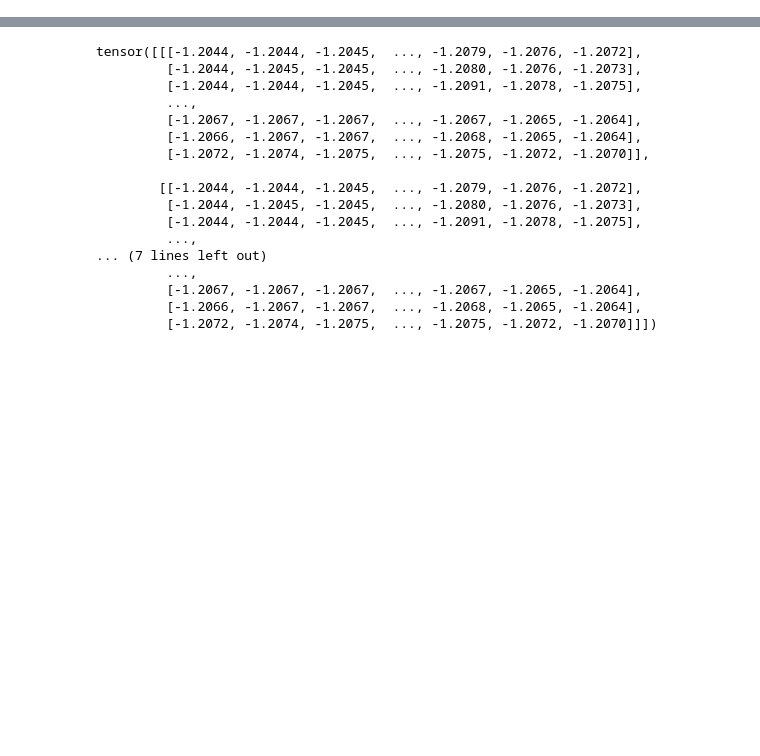
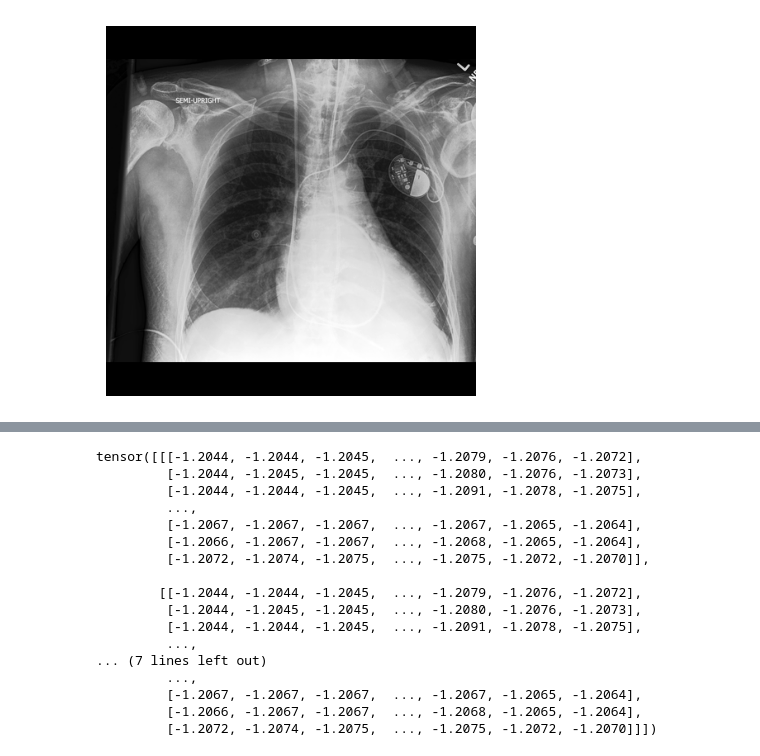
Before and after one commit to peterhan91/CheXzero, a Jupyter notebook: notebooks/img_hdf5.ipynb, the cells around one changed output, grey strips where cells are left out. Drawn from its saved outputs; the diff is of its cells as text; code cells hidden in the pictures; blank space fills up the shorter version.

```diff
--- a/notebooks/img_hdf5.ipynb
+++ b/notebooks/img_hdf5.ipynb
@@ -11,6 +13,14 @@ from linear_probing import CLIPImageDataset, get_embs
 
 from IPython.core.interactiveshell import InteractiveShell
 InteractiveShell.ast_node_interactivity = "all"
+# %%
+cxrs = h5py.File("../data/chexpert_test.h5", 'r')['cxr']
+img = cxrs[0]
+_ = plt.imshow(img, cmap='gray')
+_ = plt.axis('off')
+_ = plt.show()
+# %% [output]
+[figure, added]
 # %%
 df_test = pd.read_csv('/home/than/padchest/padchest_test_test.csv')
 df_train = pd.read_csv('/home/than/padchest/padchest_test_train.csv')
```
Also changed, not shown: parts of 1 cell of this notebook, 6 other files.
